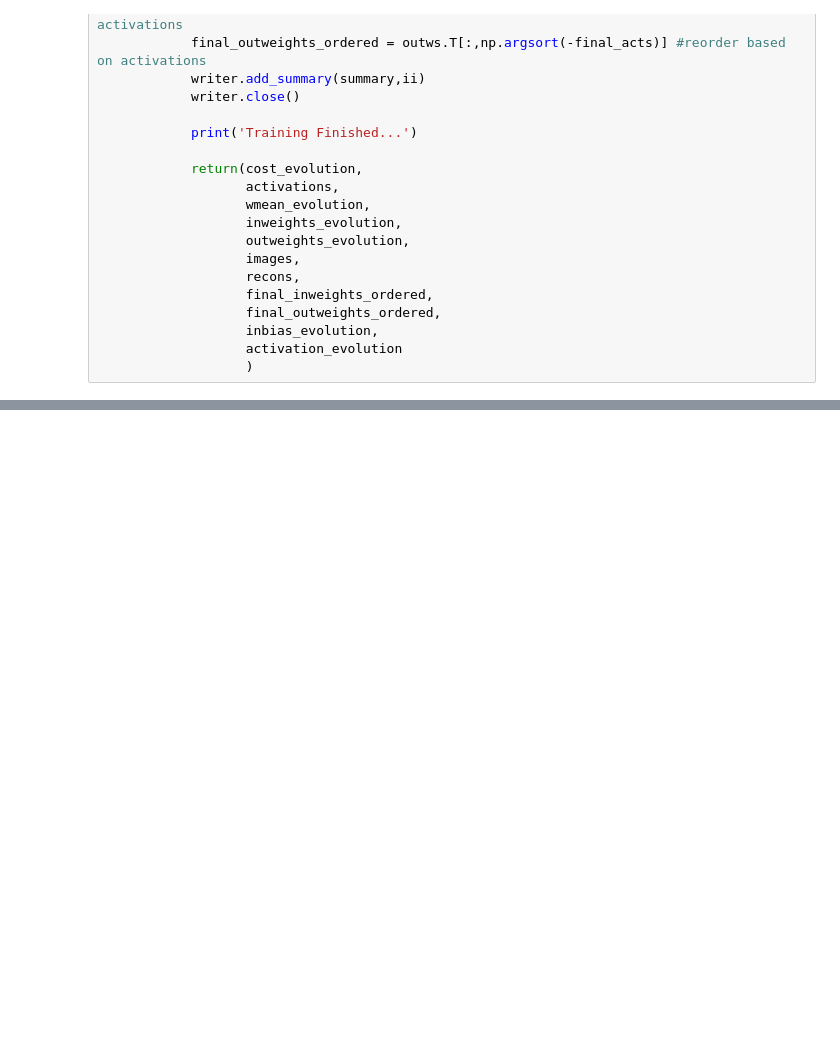
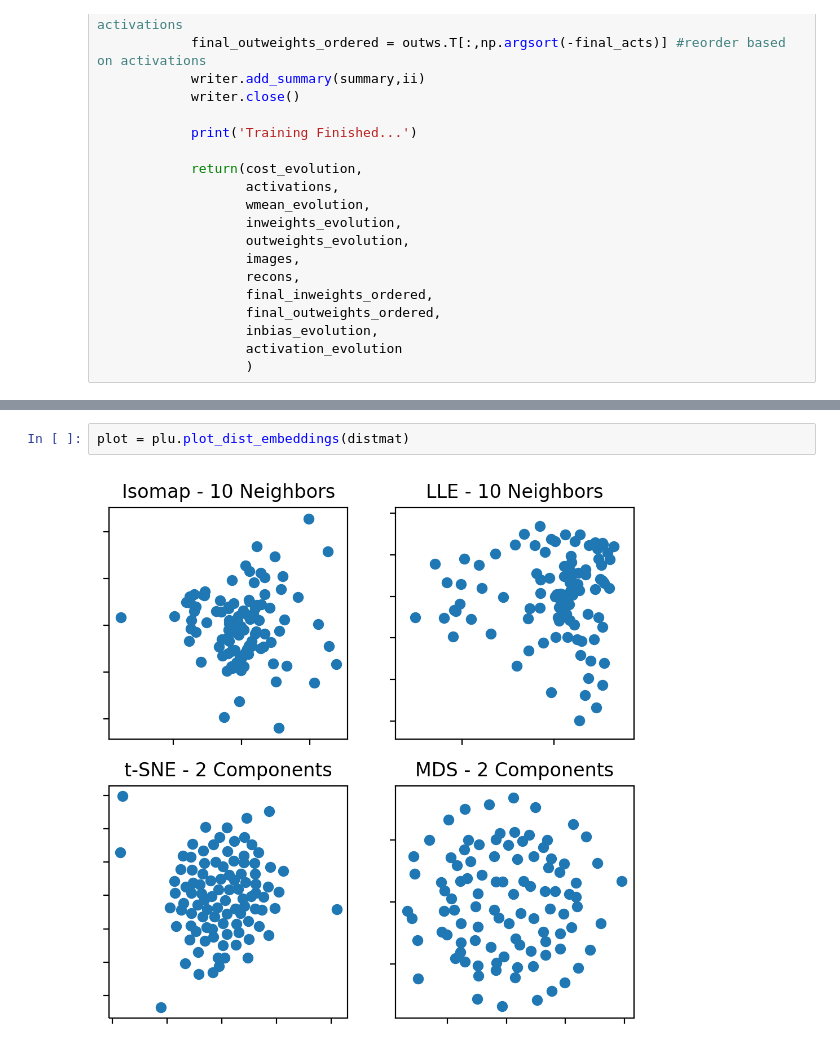
Before and after one commit to vdutell/NatVisAutoEncode, a Jupyter notebook: Image Autoencoder.ipynb, the cells around one changed output, grey strips where cells are left out. Cells and saved outputs as stored; diff of their text form; blank space fills up the shorter version.

```diff
--- a/Image Autoencoder.ipynb
+++ b/Image Autoencoder.ipynb
@@ -509,0 +489,4 @@ plt.plot(avgm)
+# %%
+plot = plu.plot_dist_embeddings(distmat)
+# %% [output]
+[figure, added]
```
Also changed, not shown: parts of 9 cells of this notebook, 1 other file.
